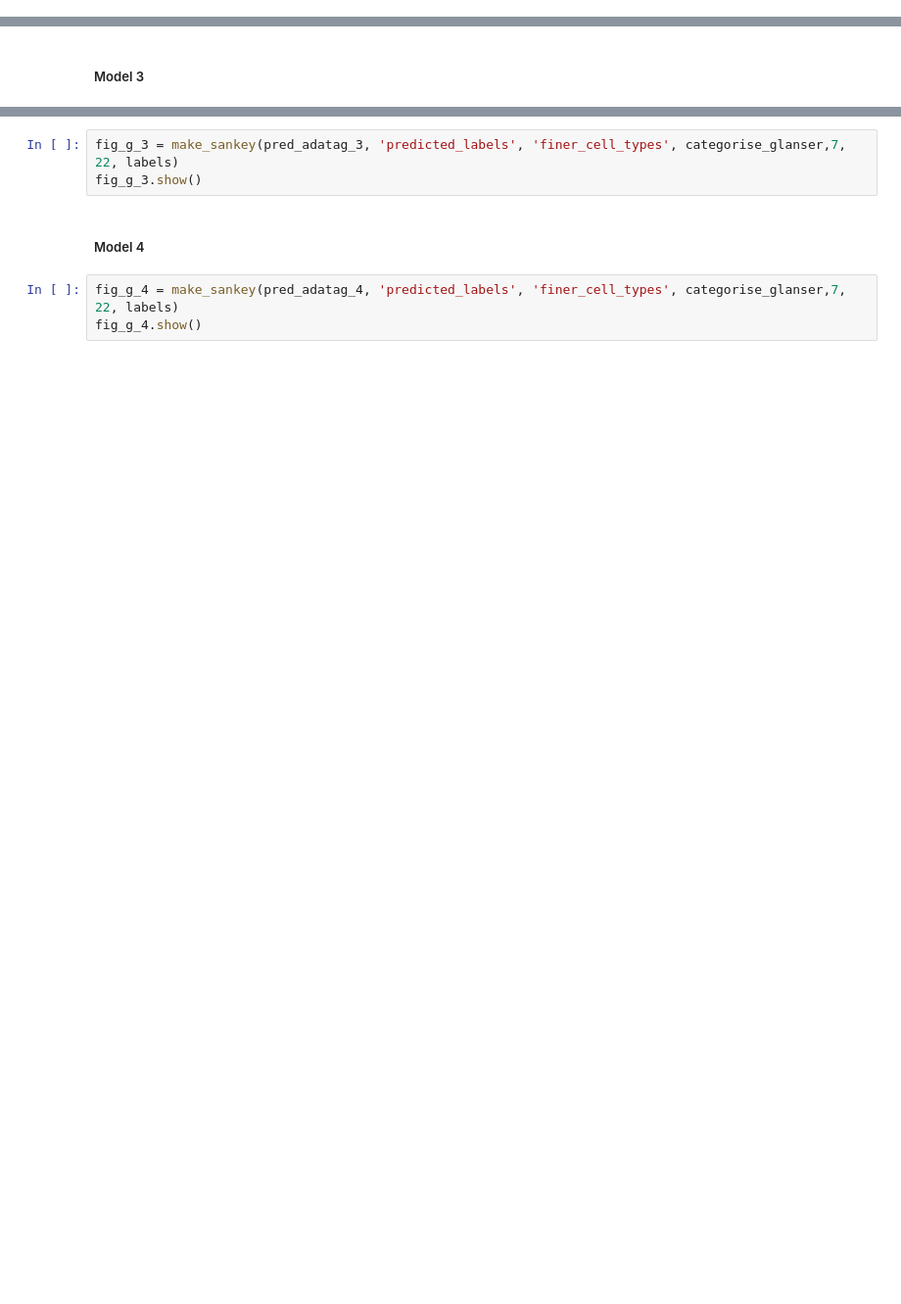
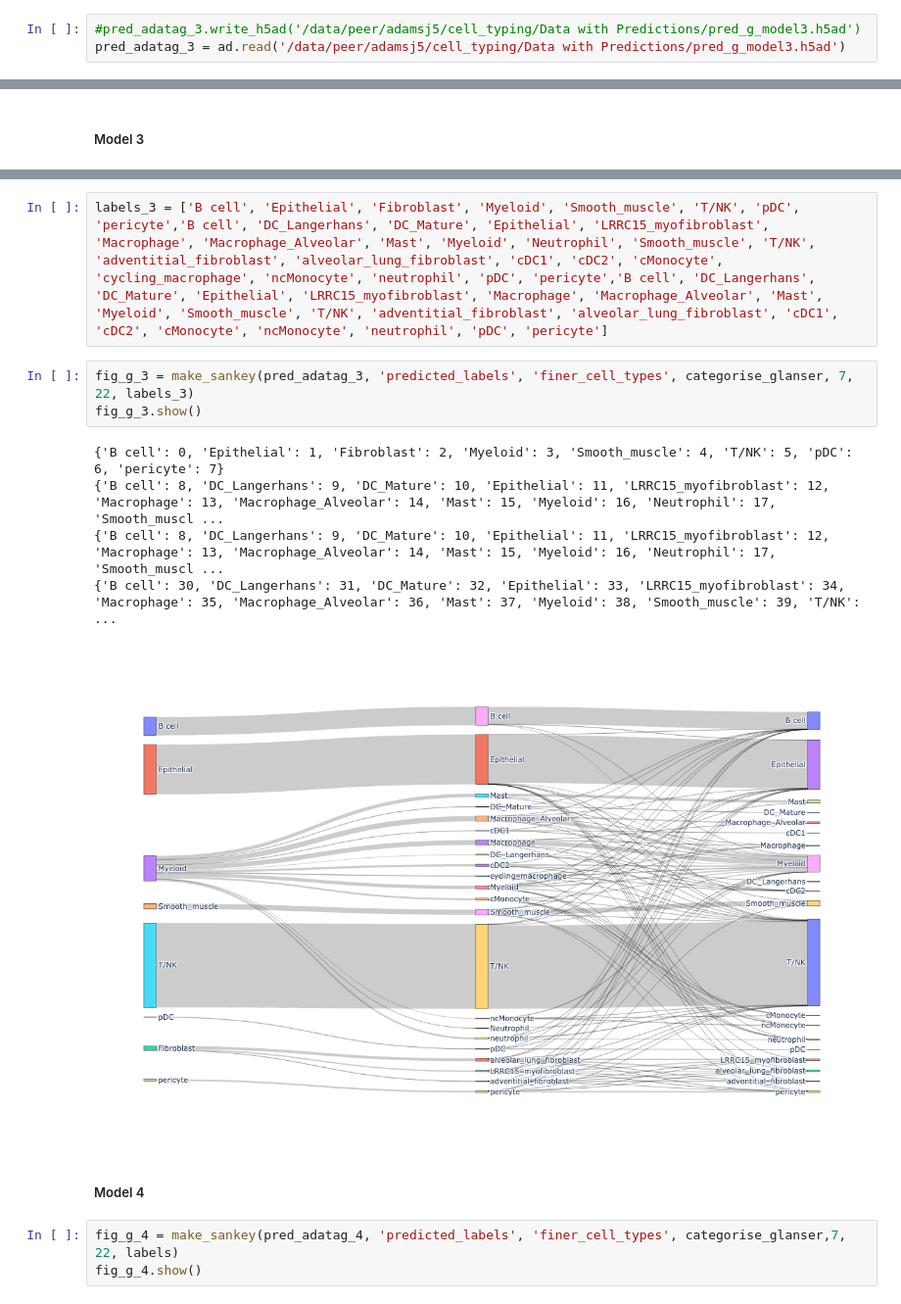
Before and after one commit to joadams1/adams_celltypist, a Jupyter notebook: celltypist/Benchmarking Models.ipynb, the cells around one changed output, grey strips where cells are left out. Shown at 98% size. Saved outputs shown, nothing was run; the diff lists cells and outputs as text; blank space fills up the shorter version.

```diff
--- a/celltypist/Benchmarking Models.ipynb
+++ b/celltypist/Benchmarking Models.ipynb
@@ -202,3 +216,6 @@ pred_adatag_3.write_h5ad('/data/peer/adamsj5/cell_typing/pred_COV_model3.h5ad')
+# %%
+#pred_adatag_3.write_h5ad('/data/peer/adamsj5/cell_typing/Data with Predictions/pred_g_model3.h5ad')
+pred_adatag_3 = ad.read('/data/peer/adamsj5/cell_typing/Data with Predictions/pred_g_model3.h5ad')
 # %% [markdown]
 Model 4
 # %%
@@ -421,6 +504,14 @@ fig_g_2.show()
+# %%
+labels_3 = ['B cell', 'Epithelial', 'Fibroblast', 'Myeloid', 'Smooth_muscle', 'T/NK', 'pDC', 'pericyte','B cell', 'DC_Langerhans', 'DC_Mature', 'Epithelial', 'LRRC15_myofibroblast', 'Macrophage', 'Macrophage_Alveolar', 'Mast', 'Myeloid', 'Neutrophil', 'Smooth_muscle', 'T/NK', 'adventitial_fibroblast', 'alveolar_lung_fibroblast', 'cDC1', 'cDC2', 'cMonocyte', 'cycling_macrophage', 'ncMonocyte', 'neutrophil', 'pDC', 'pericyte','B cell', 'DC_Langerhans', 'DC_Mature', 'Epithelial', 'LRRC15_myofibroblast', 'Macrophage', 'Macrophage_Alveolar', 'Mast', 'Myeloid', 'Smooth_muscle', 'T/NK', 'adventitial_fibroblast', 'alveolar_lung_fibroblast', 'cDC1', 'cDC2', 'cMonocyte', 'ncMonocyte', 'neutrophil', 'pDC', 'pericyte']
 # %%
-fig_g_3 = make_sankey(pred_adatag_3, 'predicted_labels', 'finer_cell_types', categorise_glanser,7, 22, labels)
+fig_g_3 = make_sankey(pred_adatag_3, 'predicted_labels', 'finer_cell_types', categorise_glanser, 7, 22, labels_3)
 fig_g_3.show()
+# %% [output]
+{'B cell': 0, 'Epithelial': 1, 'Fibroblast': 2, 'Myeloid': 3, 'Smooth_muscle': 4, 'T/NK': 5, 'pDC': 6, 'pericyte': 7}
+{'B cell': 8, 'DC_Langerhans': 9, 'DC_Mature': 10, 'Epithelial': 11, 'LRRC15_myofibroblast': 12, 'Macrophage': 13, 'Macrophage_Alveolar': 14, 'Mast': 15, 'Myeloid': 16, 'Neutrophil': 17, 'Smooth_muscl ...
+{'B cell': 8, 'DC_Langerhans': 9, 'DC_Mature': 10, 'Epithelial': 11, 'LRRC15_myofibroblast': 12, 'Macrophage': 13, 'Macrophage_Alveolar': 14, 'Mast': 15, 'Myeloid': 16, 'Neutrophil': 17, 'Smooth_muscl ...
+{'B cell': 30, 'DC_Langerhans': 31, 'DC_Mature': 32, 'Epithelial': 33, 'LRRC15_myofibroblast': 34, 'Macrophage': 35, 'Macrophage_Alveolar': 36, 'Mast': 37, 'Myeloid': 38, 'Smooth_muscle': 39, 'T/NK':  ...
+[figure, added]
 # %% [markdown]
 ##### Model 4
 # %%
```
Also changed, not shown: parts of 46 cells of this notebook.
